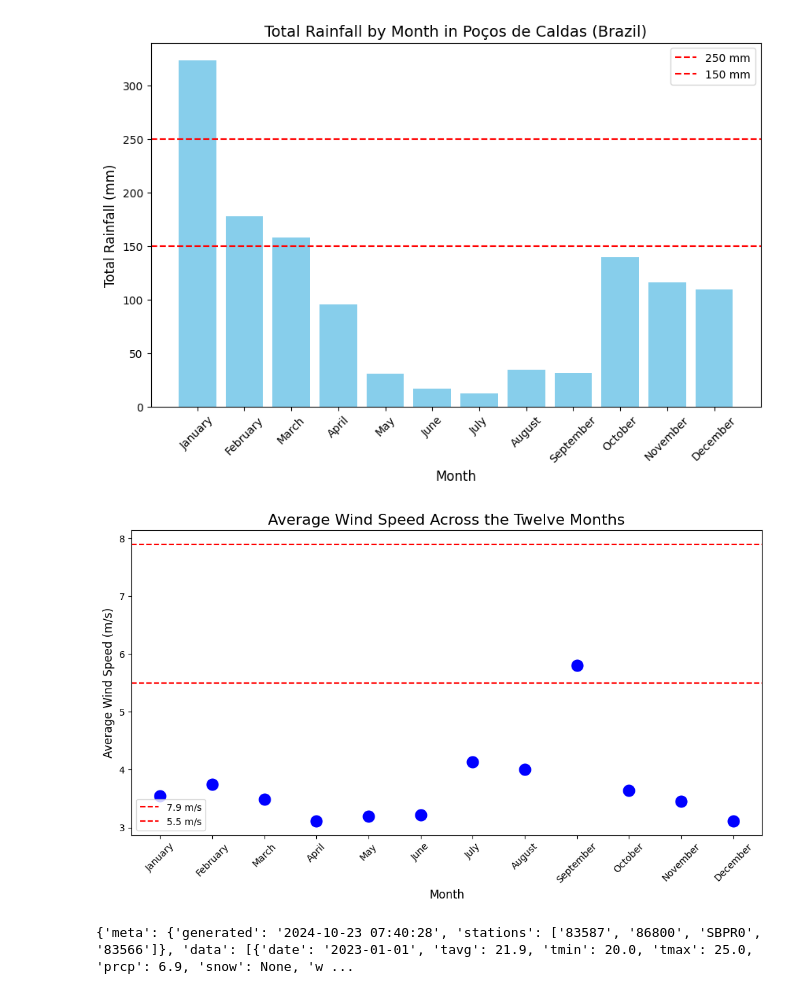
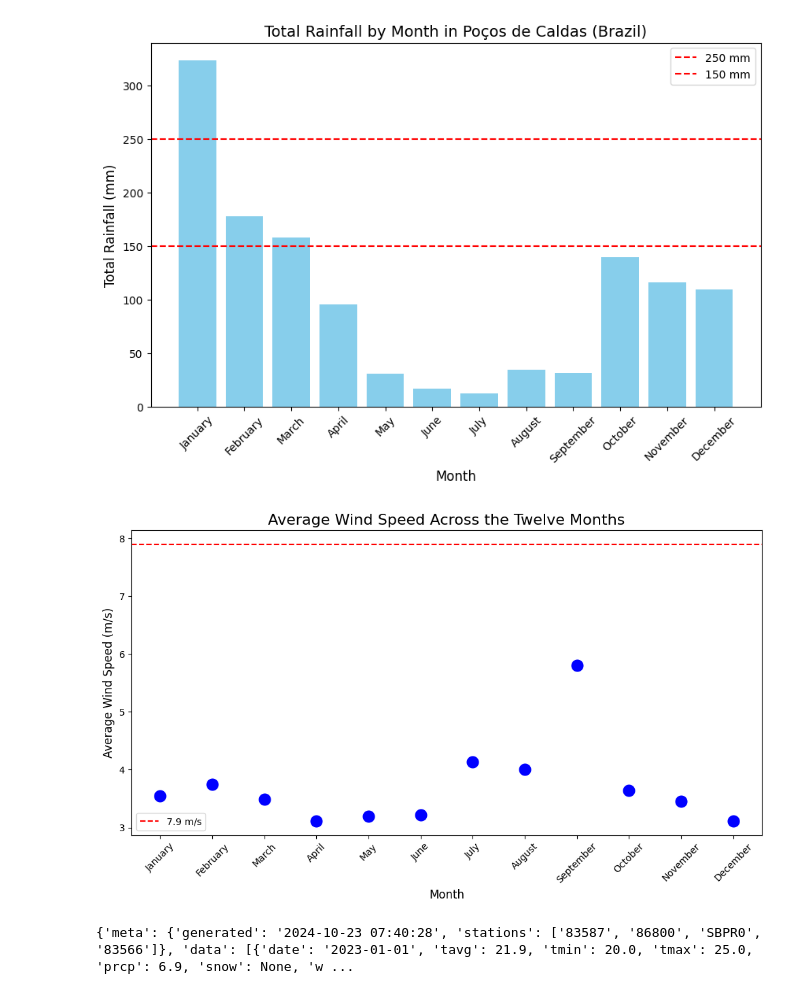
Before and after one commit to shadzic/ESMT_2024_DataScraping_Students, a Jupyter notebook: main_all_cities.ipynb, the cells around one changed output. Drawn from its saved outputs; the diff is of its cells as text; code cells hidden in the pictures.

```diff
--- a/main_all_cities.ipynb
+++ b/main_all_cities.ipynb
@@ -342,33 +362,33 @@ plt.show()
 # %%
 # grouping by months and sorting the months in calender order
 monthly_avg_wspd = df_PDC.groupby('month')['wspd'].mean().reset_index()
 monthly_avg_wspd['month'] = pd.Categorical(monthly_avg_wspd['month'],
                                              categories=pd.date_range("2023-01-01", periods=12, freq='M').strftime('%B'),
                                              ordered=True)
 monthly_avg_wspd = monthly_avg_wspd.sort_values('month')
 
 
 plt.figure(figsize=(10, 6))
 
 # scatter plot showing the average wind speed for each month
 sns.scatterplot(x='month', y='wspd', data=monthly_avg_wspd, s=200, color='blue', marker='o')
 
 
 plt.title('Average Wind Speed Across the Twelve Months', fontsize=16)
 plt.xlabel('Month', fontsize=12)
 plt.ylabel('Average Wind Speed (m/s)', fontsize=12)
 plt.xticks(rotation=45)  # Rotate month labels for better readability
 
 # cutoff horizontal line at 7.9 m/s and 5.5 m/s
+
 plt.axhline(y=7.9, color='red', linestyle='--', label='7.9 m/s')
-plt.axhline(y=5.5, color='red', linestyle='--', label='5.5 m/s')
 
 
 plt.legend()
 plt.tight_layout()
 plt.show()
 # %% [output]
-[figure, old version]
+[figure, new version]
 # %%
 #FOR  Belo Horizonte (Minas Gerais, Brazil)
 # %%
```
Also changed, not shown: parts of 4 cells of this notebook.
